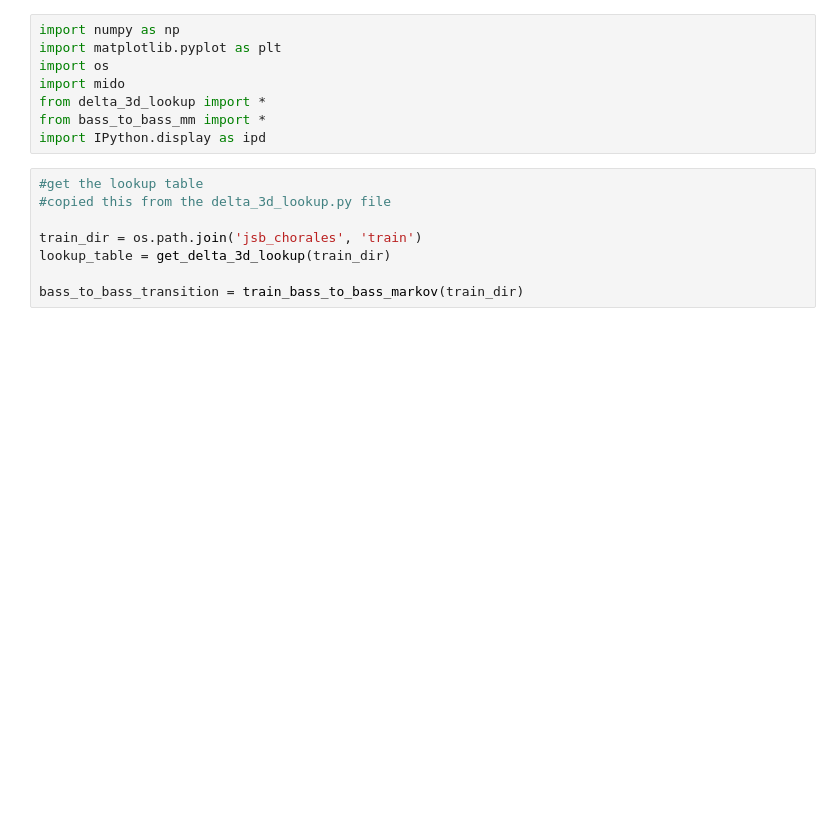
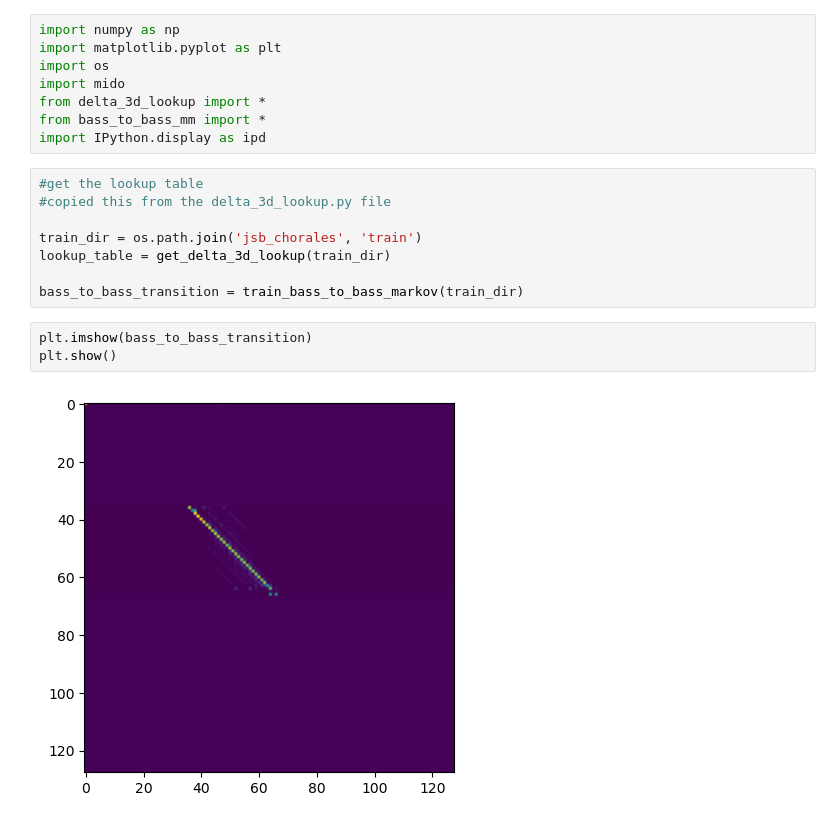
Before and after one commit to Charmunk/SATB-Harmonization, a Jupyter notebook: generate_bassline.ipynb, the cells around one changed output. Drawn from its saved outputs; the diff is of its cells as text; blank space fills up the shorter version.

```diff
--- a/generate_bassline.ipynb
+++ b/generate_bassline.ipynb
@@ -14,6 +14,11 @@ train_dir = os.path.join('jsb_chorales', 'train')
 lookup_table = get_delta_3d_lookup(train_dir)
 
 bass_to_bass_transition = train_bass_to_bass_markov(train_dir)
+# %%
+plt.imshow(bass_to_bass_transition)
+plt.show()
+# %% [output]
+[figure, added]
 # %%
 def get_bassline(lookup_table, A, soprano_input, l=1):
     """
```
Also changed, not shown: parts of 5 cells of this notebook, 4 other files.
